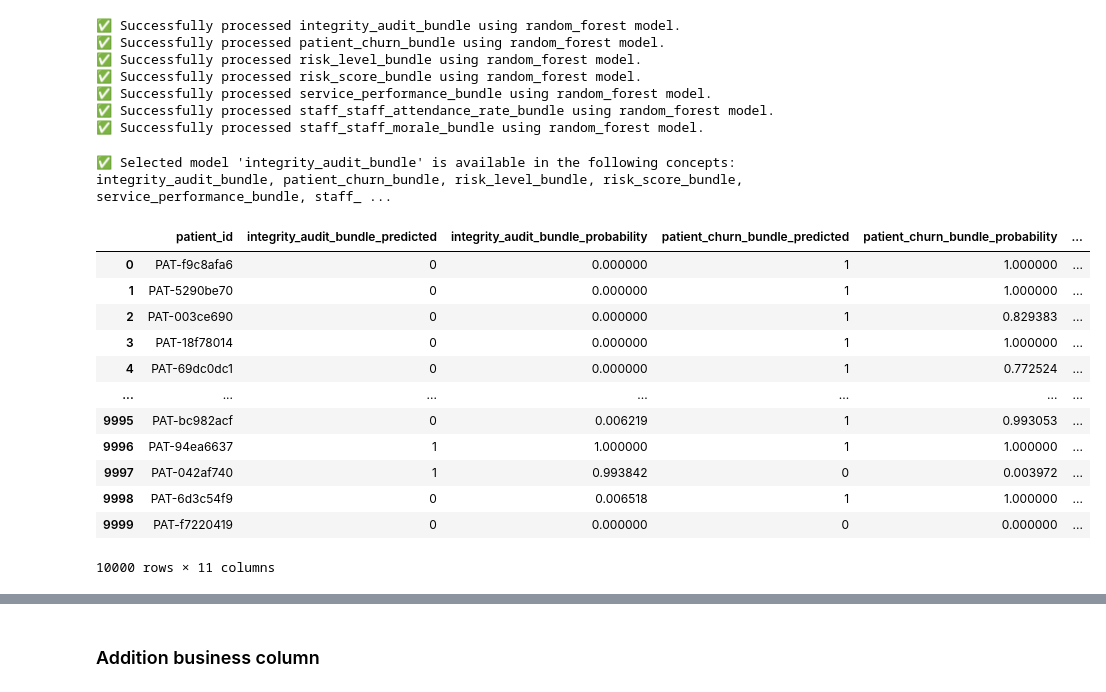
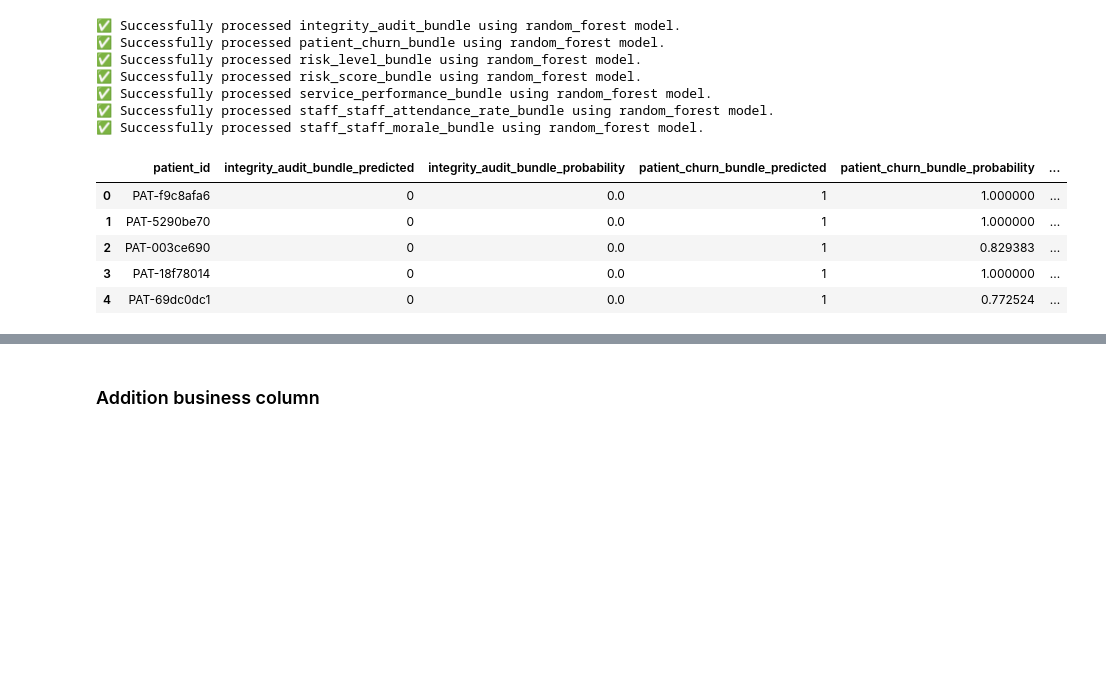
Before and after one commit to Mipjeiger/hospital-churn-customer-analytics-, a Jupyter notebook: develop/researchment/06_Research_ML.ipynb, the cells around one changed output, grey strips where cells are left out. Cells and saved outputs as stored; diff of their text form; code cells hidden in the pictures; blank space fills up the shorter version.

```diff
--- a/develop/researchment/06_Research_ML.ipynb
+++ b/develop/researchment/06_Research_ML.ipynb
@@ -454,24 +451,12 @@ for concept, bundle in models.items():
 ✅ Successfully processed service_performance_bundle using random_forest model.
 ✅ Successfully processed staff_staff_attendance_rate_bundle using random_forest model.
 ✅ Successfully processed staff_staff_morale_bundle using random_forest model.
-# %%
-selected_model = [f for f in models.keys() if selected_model in models[f]["models"]]
-print(f"✅ Selected model '{selected_model[0]}' is available in the following concepts: {', '.join(selected_model)}")
-# %% [output]
-✅ Selected model 'integrity_audit_bundle' is available in the following concepts: integrity_audit_bundle, patient_churn_bundle, risk_level_bundle, risk_score_bundle, service_performance_bundle, staff_ ...
 # %%
-predictions
+predictions.head()
 # %% [output]
 |  | patient_id | integrity_audit_bundle_predicted | integrity_audit_bundle_probability | patient_churn_bundle_predicted | patient_churn_bundle_probability | ... |
-| 0 | PAT-f9c8afa6 | 0 | 0.000000 | 1 | 1.000000 | ... |
-| 1 | PAT-5290be70 | 0 | 0.000000 | 1 | 1.000000 | ... |
-| 2 | PAT-003ce690 | 0 | 0.000000 | 1 | 0.829383 | ... |
-| 3 | PAT-18f78014 | 0 | 0.000000 | 1 | 1.000000 | ... |
-| 4 | PAT-69dc0dc1 | 0 | 0.000000 | 1 | 0.772524 | ... |
-| ... | ... | ... | ... | ... | ... | ... |
-| 9995 | PAT-bc982acf | 0 | 0.006219 | 1 | 0.993053 | ... |
-| 9996 | PAT-94ea6637 | 1 | 1.000000 | 1 | 1.000000 | ... |
-| 9997 | PAT-042af740 | 1 | 0.993842 | 0 | 0.003972 | ... |
-| 9998 | PAT-6d3c54f9 | 0 | 0.006518 | 1 | 1.000000 | ... |
-| 9999 | PAT-f7220419 | 0 | 0.000000 | 0 | 0.000000 | ... |
+| 0 | PAT-f9c8afa6 | 0 | 0.0 | 1 | 1.000000 | ... |
+| 1 | PAT-5290be70 | 0 | 0.0 | 1 | 1.000000 | ... |
+| 2 | PAT-003ce690 | 0 | 0.0 | 1 | 0.829383 | ... |
+| 3 | PAT-18f78014 | 0 | 0.0 | 1 | 1.000000 | ... |
+| 4 | PAT-69dc0dc1 | 0 | 0.0 | 1 | 0.772524 | ... |
-10000 rows × 11 columns
```
Also changed, not shown: parts of 7 cells of this notebook.
